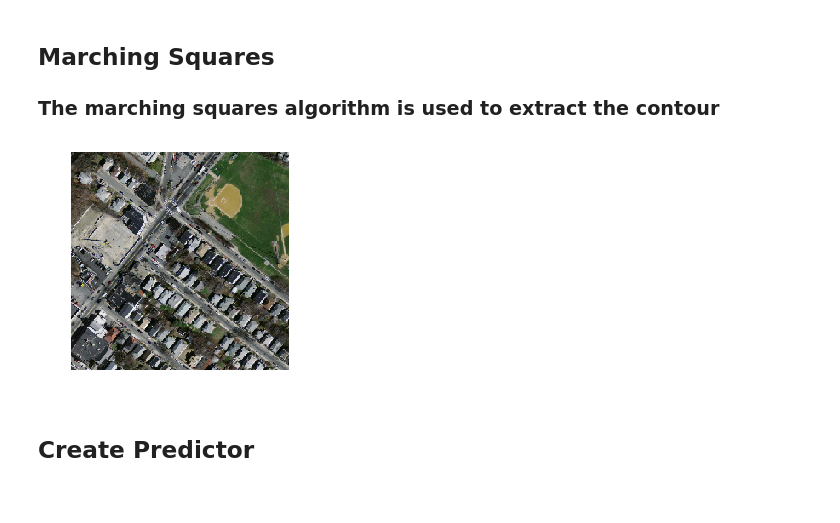
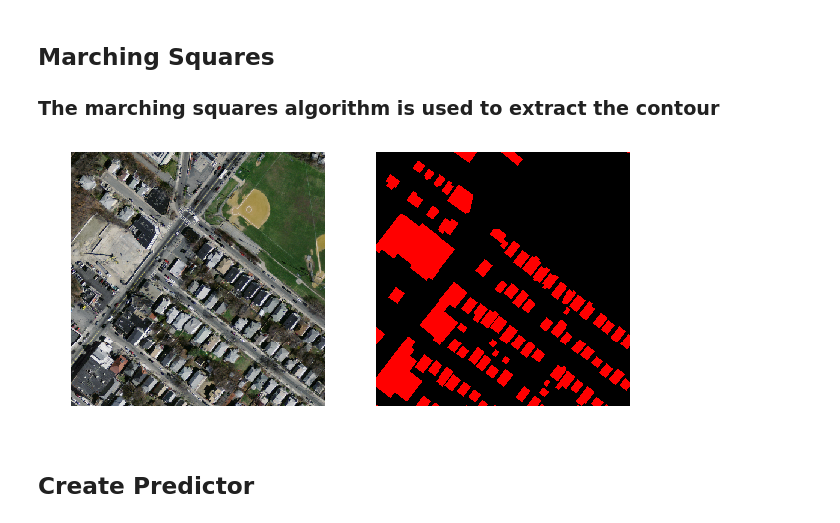
Before and after one commit to mnboos/osm-instance-segmentation, a Jupyter notebook: Regularization.ipynb, the cells around one changed output. Cells and saved outputs as stored; diff of their text form; code cells hidden in the pictures.

```diff
--- a/Regularization.ipynb
+++ b/Regularization.ipynb
@@ -44,15 +44,18 @@ reassignment_threshold = 0.25
 # %%
 import os
 # p = os.path.join(os.getcwd(), "test", "data", "bigL.bmp")
 p = r"D:\training_images\some_other_city\23128930_15_1_2.tiff"
 image = plt.imread(p)
+mask = plt.imread(p[:-1])
 
-fig, ax = plt.subplots()
-ax.imshow(image)
-ax.axis('off')  # clear x- and y-axes
+fig, axarr = plt.subplots(1,2, figsize=(10,10))
+axarr[0].imshow(image)
+axarr[1].imshow(mask)
+axarr[0].axis('off')  # clear x- and y-axes
+axarr[1].axis('off')
 plt.show()
 # %% [output]
-[figure, old version]
+[figure, new version]
 # %% [markdown]
 ## Create Predictor
 # %%
```
Also changed, not shown: parts of 7 cells of this notebook, 2 other files.
